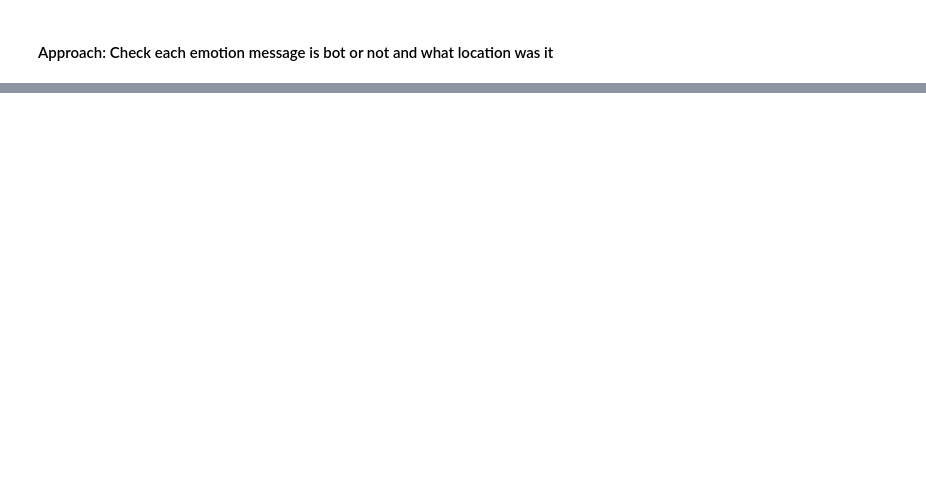
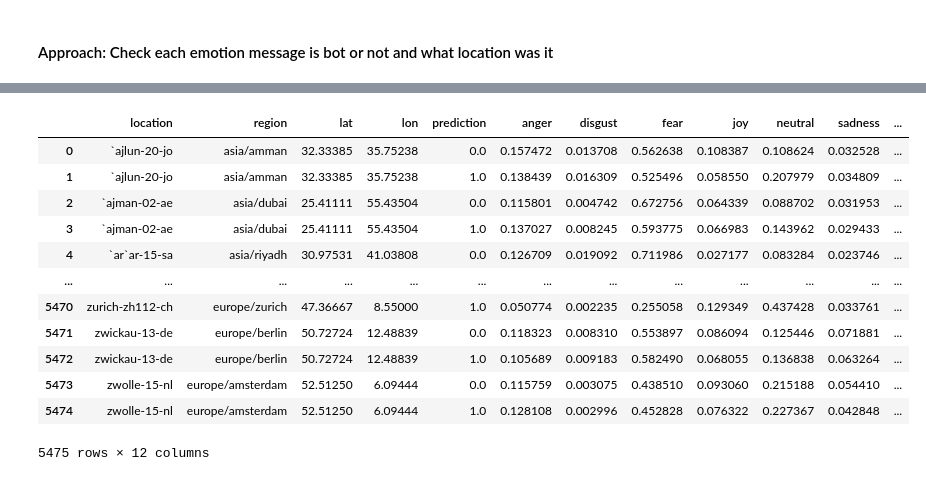
Before and after one commit to tanmayraj/fifa23analysis, a Jupyter notebook: 20230226_Analysis.ipynb, the cells around one changed output, grey strips where cells are left out. Cells and saved outputs as stored; diff of their text form; code cells hidden in the pictures; blank space fills up the shorter version.

```diff
--- a/20230226_Analysis.ipynb
+++ b/20230226_Analysis.ipynb
@@ -90,0 +108,4 @@ df_emotion
+# %%
+df_emotion = df_emotion[df_emotion['userid'].str.isnumeric()==True]
+df_emotion['userid'] = df_emotion['userid'].astype(int)
+df_emotion
@@ -192,0 +279,3 @@ searchdf(df_emotion, userid='1409063540749520898')
+# %%
+df_emotion_mean = df_emotion.groupby('userid').mean().reset_index()
+df_emotion_mean
@@ -192,0 +321,3 @@ searchdf(df_emotion, userid='1409063540749520898')
+# %%
+df_bothunter_location_emotion = df_bothunter_location.merge(df_emotion_mean, left_on='user_id', right_on='userid')
+df_bothunter_location_emotion
@@ -192,0 +338,24 @@ searchdf(df_emotion, userid='1409063540749520898')
+# %%
+# df_ble_freq =
+pd.DataFrame(df_bothunter_location_emotion.groupby(
+    ['location', 'region', 'lat', 'lon', 'prediction']).agg({'anger':'mean',
+                                                             'disgust':'mean',
+                                                             'fear':'mean',
+                                                             'joy':'mean',
+                                                             'neutral':'mean',
+                                                             'sadness':'mean',
+                                                             'surprise':'mean'}).reset_index())
+# %% [output]
+|  | location | region | lat | lon | prediction | anger | disgust | fear | joy | neutral | sadness | ... |
+| 0 | `ajlun-20-jo | asia/amman | 32.33385 | 35.75238 | 0.0 | 0.157472 | 0.013708 | 0.562638 | 0.108387 | 0.108624 | 0.032528 | ... |
+| 1 | `ajlun-20-jo | asia/amman | 32.33385 | 35.75238 | 1.0 | 0.138439 | 0.016309 | 0.525496 | 0.058550 | 0.207979 | 0.034809 | ... |
+| 2 | `ajman-02-ae | asia/dubai | 25.41111 | 55.43504 | 0.0 | 0.115801 | 0.004742 | 0.672756 | 0.064339 | 0.088702 | 0.031953 | ... |
+| 3 | `ajman-02-ae | asia/dubai | 25.41111 | 55.43504 | 1.0 | 0.137027 | 0.008245 | 0.593775 | 0.066983 | 0.143962 | 0.029433 | ... |
+| 4 | `ar`ar-15-sa | asia/riyadh | 30.97531 | 41.03808 | 0.0 | 0.126709 | 0.019092 | 0.711986 | 0.027177 | 0.083284 | 0.023746 | ... |
+| ... | ... | ... | ... | ... | ... | ... | ... | ... | ... | ... | ... | ... |
+| 5470 | zurich-zh112-ch | europe/zurich | 47.36667 | 8.55000 | 1.0 | 0.050774 | 0.002235 | 0.255058 | 0.129349 | 0.437428 | 0.033761 | ... |
+| 5471 | zwickau-13-de | europe/berlin | 50.72724 | 12.48839 | 0.0 | 0.118323 | 0.008310 | 0.553897 | 0.086094 | 0.125446 | 0.071881 | ... |
+| 5472 | zwickau-13-de | europe/berlin | 50.72724 | 12.48839 | 1.0 | 0.105689 | 0.009183 | 0.582490 | 0.068055 | 0.136838 | 0.063264 | ... |
+| 5473 | zwolle-15-nl | europe/amsterdam | 52.51250 | 6.09444 | 0.0 | 0.115759 | 0.003075 | 0.438510 | 0.093060 | 0.215188 | 0.054410 | ... |
+| 5474 | zwolle-15-nl | europe/amsterdam | 52.51250 | 6.09444 | 1.0 | 0.128108 | 0.002996 | 0.452828 | 0.076322 | 0.227367 | 0.042848 | ... |
+5475 rows × 12 columns
```
Also changed, not shown: parts of 15 cells of this notebook.
